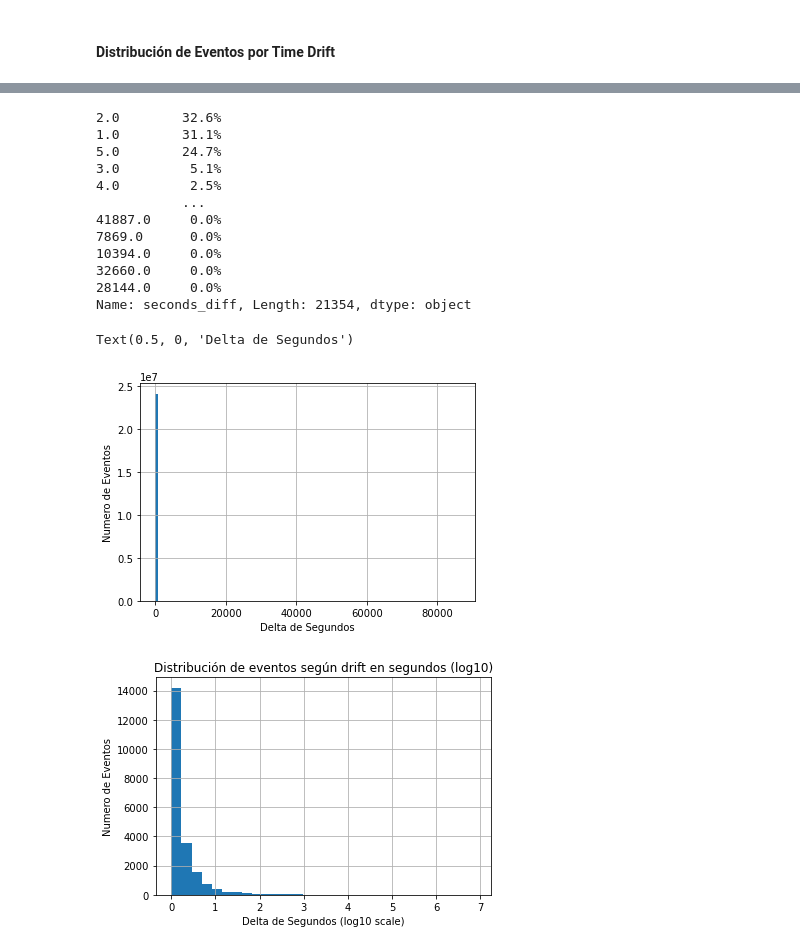
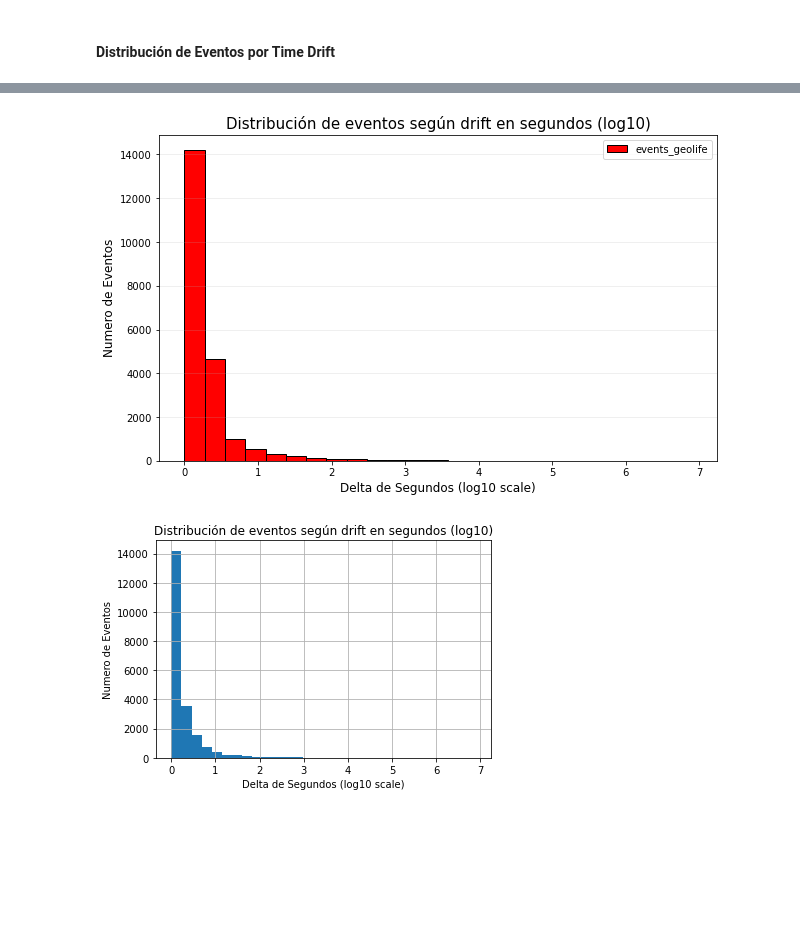
Before and after one commit to GabrielPila/skmob_mmc_mobility, a Jupyter notebook: notebooks/00.6_GeoLife_EDA.ipynb, the cells around one changed output, grey strips where cells are left out. Saved outputs shown, nothing was run; the diff lists cells and outputs as text; code cells hidden in the pictures; blank space fills up the shorter version.

```diff
--- a/notebooks/00.6_GeoLife_EDA.ipynb
+++ b/notebooks/00.6_GeoLife_EDA.ipynb
@@ -153,25 +178,24 @@ Name: seconds_diff, Length: 21354, dtype: int64
-# %%
-(serie_seconds_events/serie_seconds_events.sum() * 1000 //1 /10).map(str)+'%'
-# %% [output]
-2.0        32.6%
-1.0        31.1%
-5.0        24.7%
-3.0         5.1%
-4.0         2.5%
-           ...
-41887.0     0.0%
-7869.0      0.0%
-10394.0     0.0%
-32660.0     0.0%
-28144.0     0.0%
-Name: seconds_diff, Length: 21354, dtype: object
-# %%
-data['seconds_diff'].hist(bins=100)
-plt.ylabel('Numero de Eventos')
-plt.xlabel('Delta de Segundos')
-# %% [output]
-Text(0.5, 0, 'Delta de Segundos')
-[figure, removed]
+# %%
+def plot_event_distribution_by_time_drift(data):
+    '''Plot User Distribution
+    Plots the distribution of users according to the number of events they have in Geolife'''
+
+    # Distribución de número de eventos
+    serie_seconds_events = data['seconds_diff'].value_counts()
+    serie_seconds_events_log = np.log10(serie_seconds_events)
+
+    plot_histogram(serie=serie_seconds_events_log,
+               title='Distribución de eventos según drift en segundos (log10)',
+               ylabel='Numero de Eventos',
+               xlabel='Delta de Segundos (log10 scale)',
+               legend=['events_geolife'],
+               loc_legend='upper right',
+               save_path='../img/',
+               filename='event_distribution_by_time_drift.jpg')
+# %%
+plot_event_distribution_by_time_drift(data=data)
+# %% [output]
+[figure, added]
 # %%
 serie_seconds_events_log.hist(bins=30)
 plt.title('Distribución de eventos según drift en segundos (log10)');
```
Also changed, not shown: parts of 10 cells of this notebook, 6 other files.
